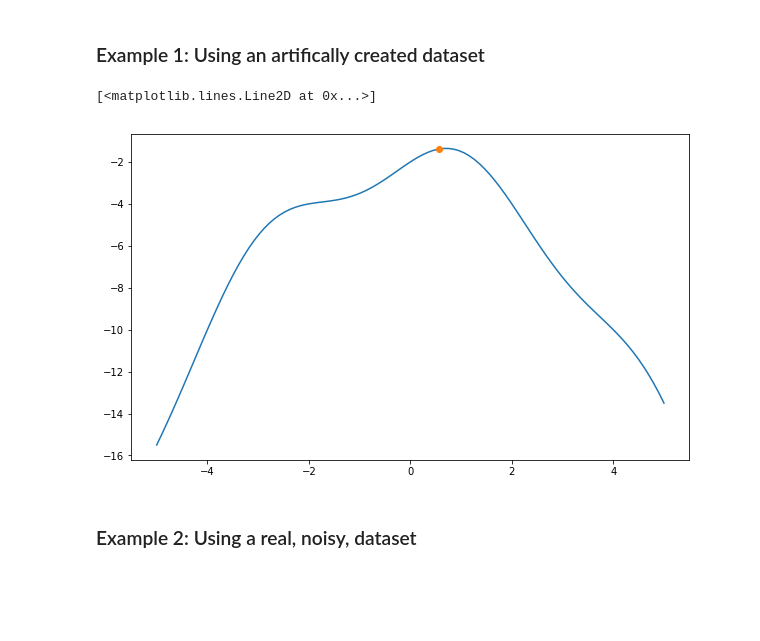
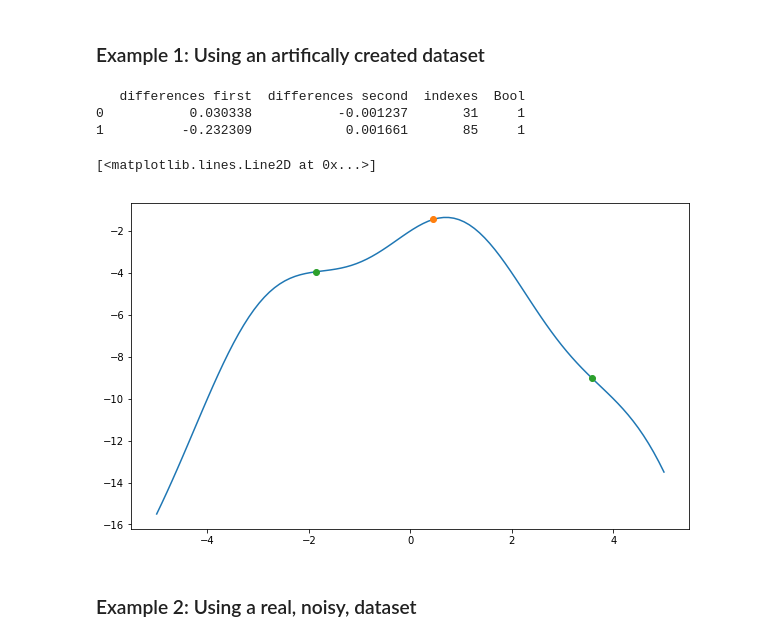
Before and after one commit to tacohen125/peakShoulderFinder, a Jupyter notebook: docs/second_derivative_calculator.ipynb, the cells around one changed output. Drawn from its saved outputs; the diff is of its cells as text; code cells hidden in the pictures; blank space fills up the shorter version.

```diff
--- a/docs/second_derivative_calculator.ipynb
+++ b/docs/second_derivative_calculator.ipynb
@@ -130,21 +147,24 @@ inflection_points_index, peaks_index = peak_shoulder_finder(y_list)
 # %%
 # using an artificial dataset
 pts=100
 x=np.linspace(-5,5,num=pts)
 yactual_1 = np.sin(x * 0.5*np.pi)
 yactual_2 = -(0.5 * (x-2))**2
 yactual_3 = -(0.5* (x+2))**2
 yactual_4 = yactual_1 + yactual_2 + yactual_3
 
-inflection_points_index_1, peaks_index_1 = index_return(yactual_4, threshold=0.005, min_dist = 3)
+inflection_points_index_1, peaks_index_1 = index_return(yactual_4, min_dist = 3)
 
 pyplot.figure(figsize=(10,6))
 pyplot.plot(x, yactual_4)
 pyplot.plot(x[peaks_index_1], yactual_4[peaks_index_1], 'o')
 pyplot.plot(x[inflection_points_index_1], yactual_4[inflection_points_index_1], 'o')
 # %% [output]
-[<matplotlib.lines.Line2D at 0x...>]
+   differences first  differences second  indexes  Bool
+0           0.030338           -0.001237       31     1
+1          -0.232309            0.001661       85     1
+[<matplotlib.lines.Line2D at 0x...>]
-[figure, old version]
+[figure, new version]
 # %% [markdown]
 ### Example 2: Using a real, noisy, dataset
 # %%
```
Also changed, not shown: parts of 5 cells of this notebook.
